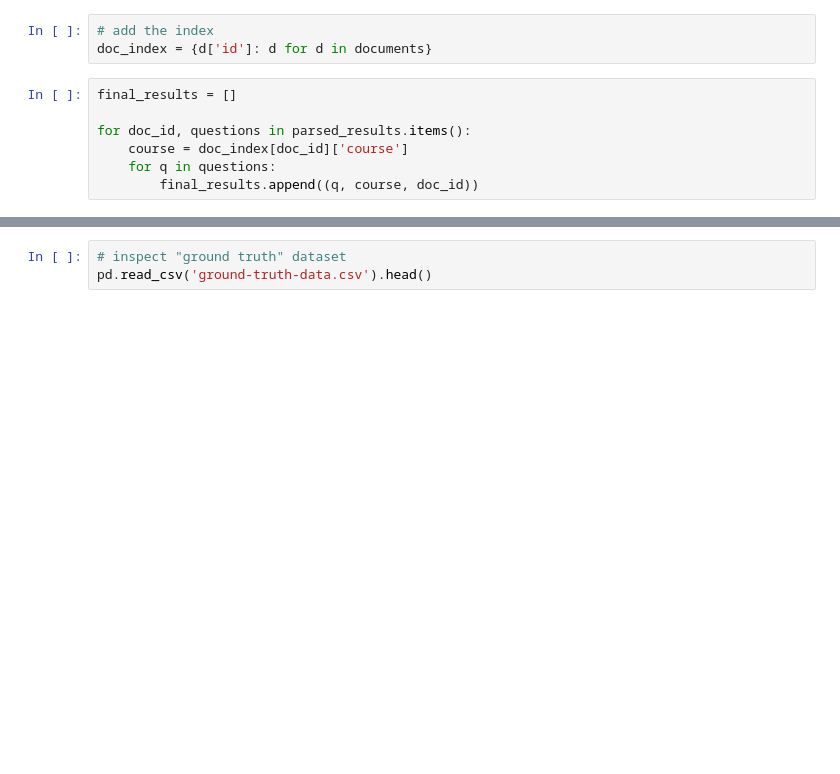
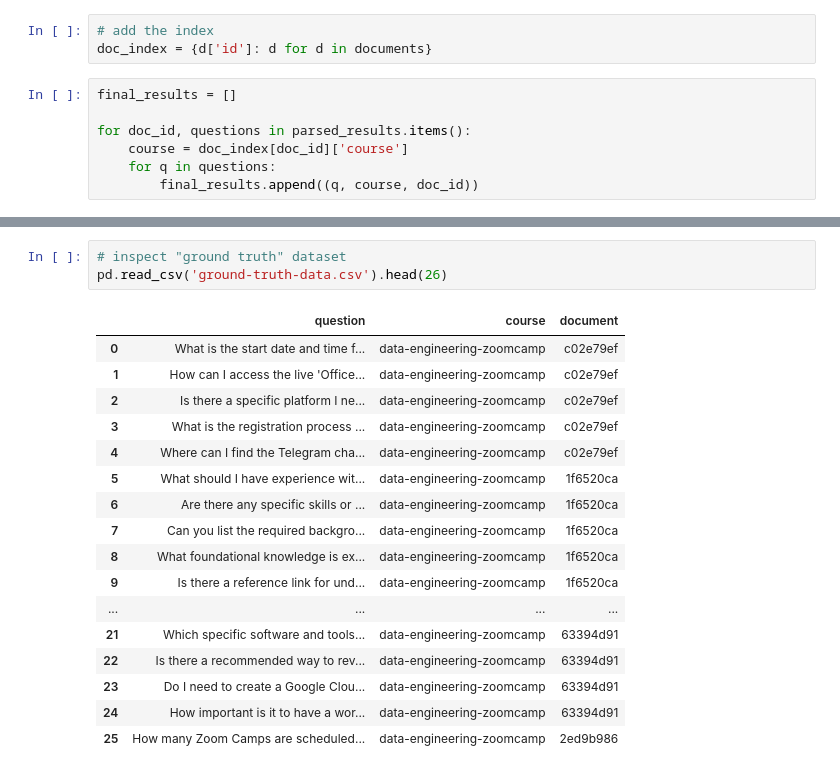
Before and after one commit to w011e/llm-rag-practices, a Jupyter notebook: notebooks/evaluate_retrieval/generate_ground_truth_data.ipynb, the cells around one changed output, grey strips where cells are left out. Cells and saved outputs as stored; diff of their text form; blank space fills up the shorter version.

```diff
--- a/notebooks/evaluate_retrieval/generate_ground_truth_data.ipynb
+++ b/notebooks/evaluate_retrieval/generate_ground_truth_data.ipynb
@@ -260,3 +287,21 @@ df.to_csv('ground-truth-data.csv', index=False)
 # %%
 # inspect "ground truth" dataset
-pd.read_csv('ground-truth-data.csv').head()
+pd.read_csv('ground-truth-data.csv').head(26)
+# %% [output]
+|  | question | course | document |
+| 0 | What is the start date and time f... | data-engineering-zoomcamp | c02e79ef |
+| 1 | How can I access the live 'Office... | data-engineering-zoomcamp | c02e79ef |
+| 2 | Is there a specific platform I ne... | data-engineering-zoomcamp | c02e79ef |
+| 3 | What is the registration process ... | data-engineering-zoomcamp | c02e79ef |
+| 4 | Where can I find the Telegram cha... | data-engineering-zoomcamp | c02e79ef |
+| 5 | What should I have experience wit... | data-engineering-zoomcamp | 1f6520ca |
+| 6 | Are there any specific skills or ... | data-engineering-zoomcamp | 1f6520ca |
+| 7 | Can you list the required backgro... | data-engineering-zoomcamp | 1f6520ca |
+| 8 | What foundational knowledge is ex... | data-engineering-zoomcamp | 1f6520ca |
+| 9 | Is there a reference link for und... | data-engineering-zoomcamp | 1f6520ca |
+| ... | ... | ... | ... |
+| 21 | Which specific software and tools... | data-engineering-zoomcamp | 63394d91 |
+| 22 | Is there a recommended way to rev... | data-engineering-zoomcamp | 63394d91 |
+| 23 | Do I need to create a Google Clou... | data-engineering-zoomcamp | 63394d91 |
+| 24 | How important is it to have a wor... | data-engineering-zoomcamp | 63394d91 |
+| 25 | How many Zoom Camps are scheduled... | data-engineering-zoomcamp | 2ed9b986 |
```
Also changed, not shown: parts of 3 cells of this notebook, 1 other file.
